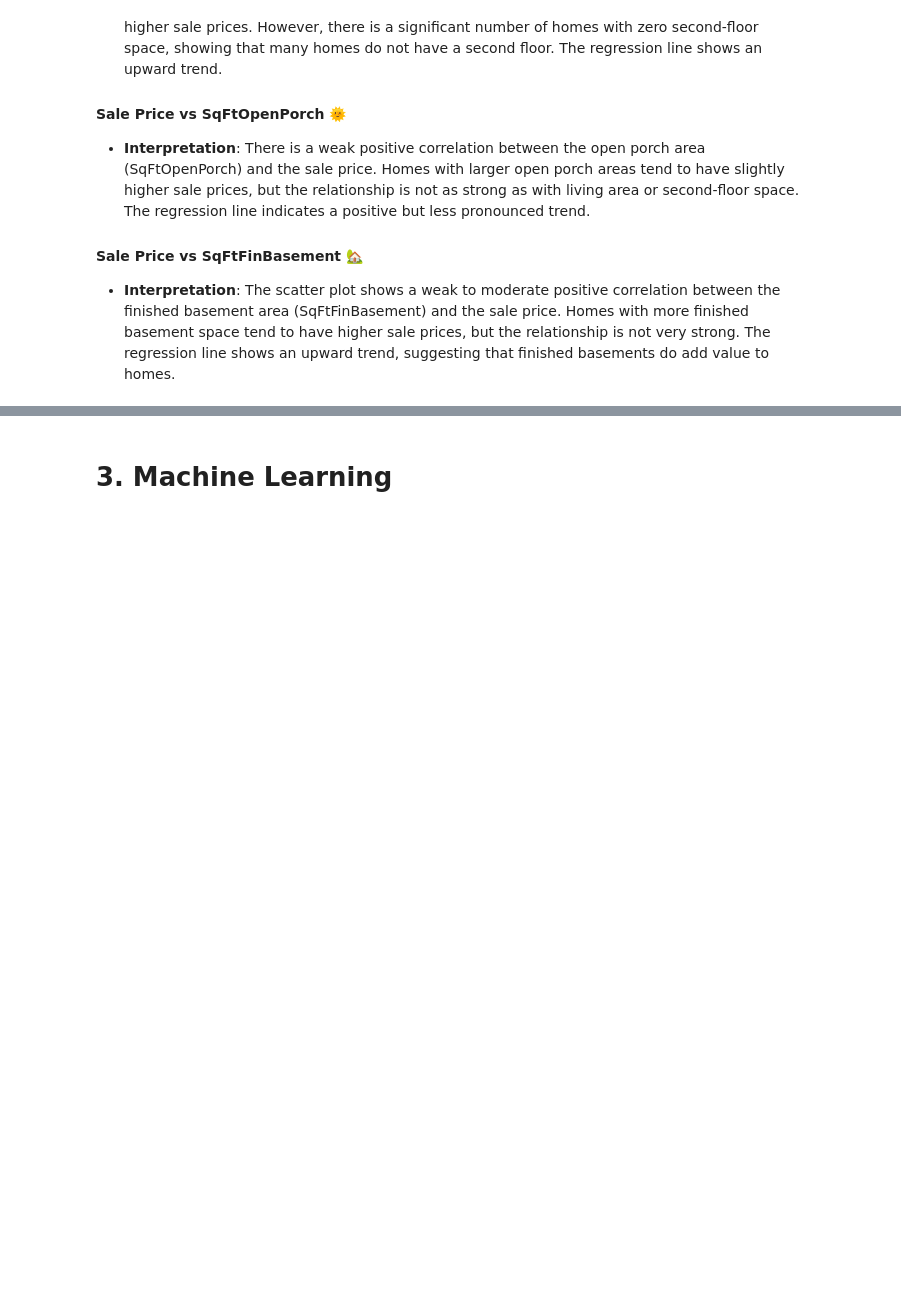
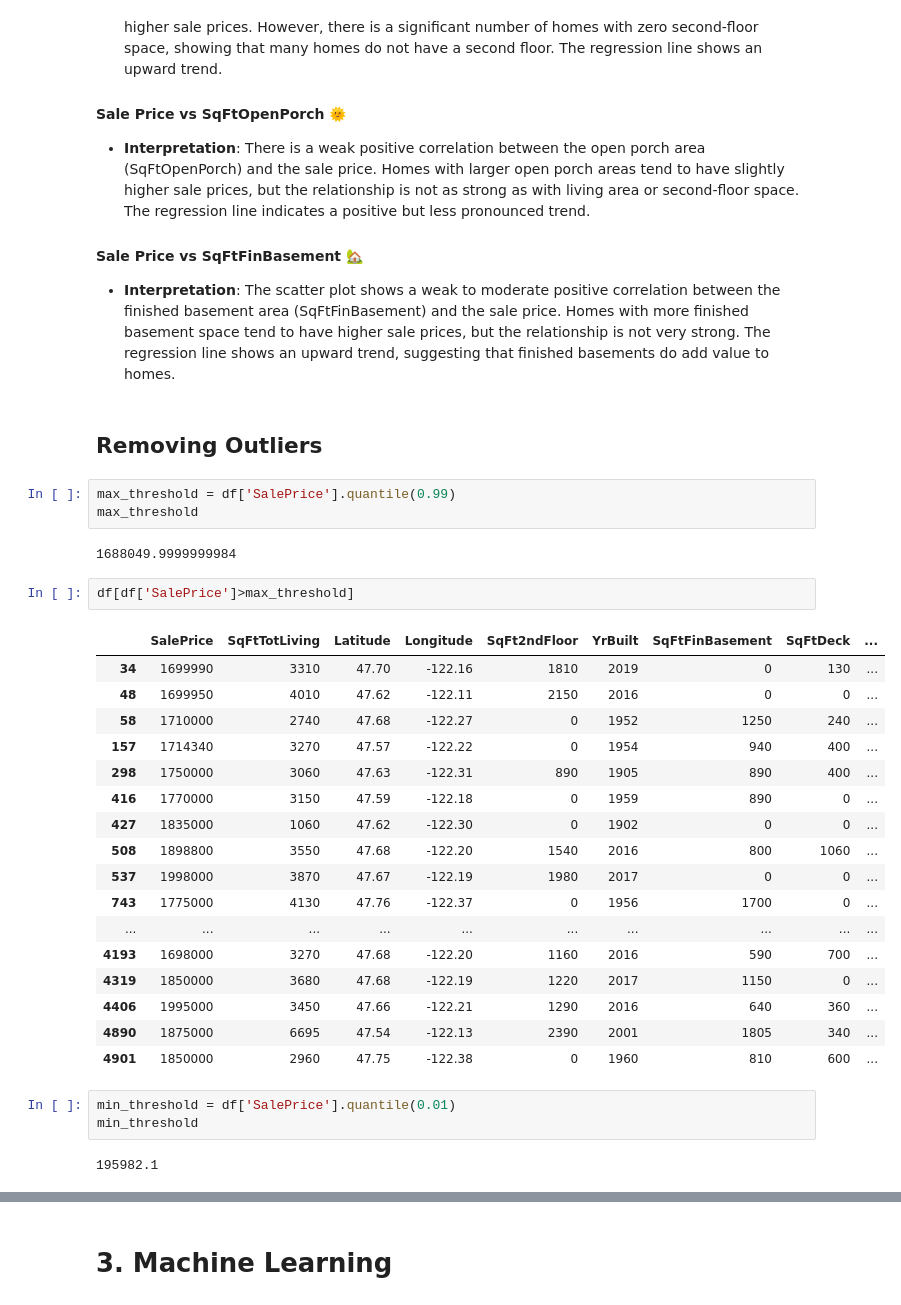
Before and after one commit to shintaronakamura28/Housing_sale_price_prediction, a Jupyter notebook: analysis_using_top_features.ipynb, the cells around one changed output, grey strips where cells are left out. Saved outputs shown, nothing was run; the diff lists cells and outputs as text; blank space fills up the shorter version.

Commit message:
Removed the outliers

```diff
--- a/analysis_using_top_features.ipynb
+++ b/analysis_using_top_features.ipynb
@@ -320,3 +319,35 @@ for feature in numerical_features:
 
 #### Sale Price vs SqFtFinBasement 🏡
 - **Interpretation**: The scatter plot shows a weak to moderate positive correlation between the finished basement area (SqFtFinBasement) and the sale price. Homes with more finished basement space tend to have higher sale prices, but the relationship is not very strong. The regression line shows an upward trend, suggesting that finished basements do add value to homes.
+# %% [markdown]
+## Removing Outliers
+# %%
+max_threshold = df['SalePrice'].quantile(0.99)
+max_threshold
+# %% [output]
+1688049.9999999984
+# %%
+df[df['SalePrice']>max_threshold]
+# %% [output]
+|  | SalePrice | SqFtTotLiving | Latitude | Longitude | SqFt2ndFloor | YrBuilt | SqFtFinBasement | SqFtDeck | ... |
+| 34 | 1699990 | 3310 | 47.70 | -122.16 | 1810 | 2019 | 0 | 130 | ... |
+| 48 | 1699950 | 4010 | 47.62 | -122.11 | 2150 | 2016 | 0 | 0 | ... |
+| 58 | 1710000 | 2740 | 47.68 | -122.27 | 0 | 1952 | 1250 | 240 | ... |
+| 157 | 1714340 | 3270 | 47.57 | -122.22 | 0 | 1954 | 940 | 400 | ... |
+| 298 | 1750000 | 3060 | 47.63 | -122.31 | 890 | 1905 | 890 | 400 | ... |
+| 416 | 1770000 | 3150 | 47.59 | -122.18 | 0 | 1959 | 890 | 0 | ... |
+| 427 | 1835000 | 1060 | 47.62 | -122.30 | 0 | 1902 | 0 | 0 | ... |
+| 508 | 1898800 | 3550 | 47.68 | -122.20 | 1540 | 2016 | 800 | 1060 | ... |
+| 537 | 1998000 | 3870 | 47.67 | -122.19 | 1980 | 2017 | 0 | 0 | ... |
+| 743 | 1775000 | 4130 | 47.76 | -122.37 | 0 | 1956 | 1700 | 0 | ... |
+| ... | ... | ... | ... | ... | ... | ... | ... | ... | ... |
+| 4193 | 1698000 | 3270 | 47.68 | -122.20 | 1160 | 2016 | 590 | 700 | ... |
+| 4319 | 1850000 | 3680 | 47.68 | -122.19 | 1220 | 2017 | 1150 | 0 | ... |
+| 4406 | 1995000 | 3450 | 47.66 | -122.21 | 1290 | 2016 | 640 | 360 | ... |
+| 4890 | 1875000 | 6695 | 47.54 | -122.13 | 2390 | 2001 | 1805 | 340 | ... |
+| 4901 | 1850000 | 2960 | 47.75 | -122.38 | 0 | 1960 | 810 | 600 | ... |
+# %%
+min_threshold = df['SalePrice'].quantile(0.01)
+min_threshold
+# %% [output]
+195982.1
```
Also changed, not shown: parts of 48 cells of this notebook.
